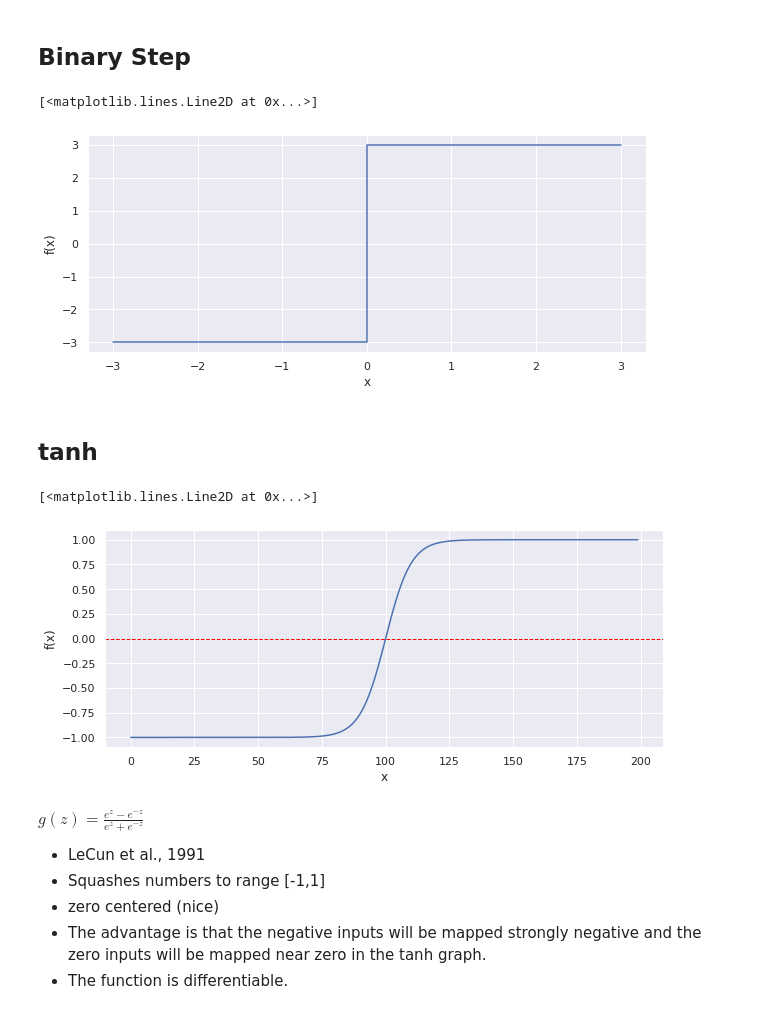
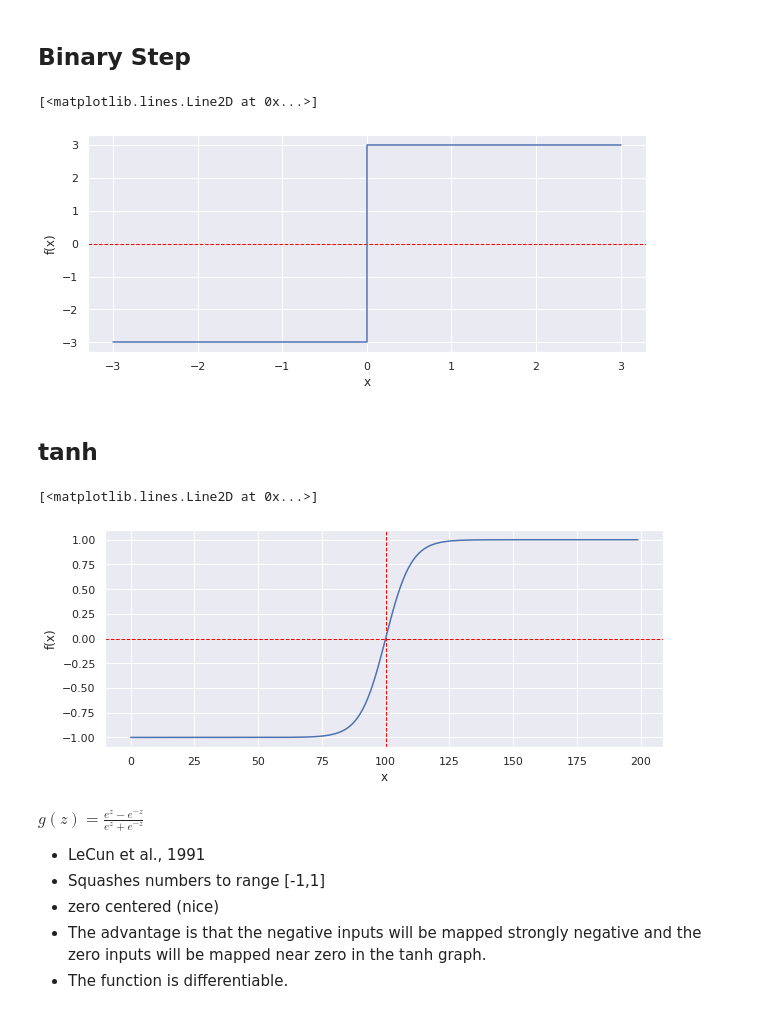
Before and after one commit to deltorobarba/sciences, a Jupyter notebook: activation.ipynb, the cells around one changed output. Cells and saved outputs as stored; diff of their text form; code cells hidden in the pictures.

```diff
--- a/activation.ipynb
+++ b/activation.ipynb
@@ -50,22 +50,24 @@ https://github.com/adl1995/adl1995.github.io/blob/master/notebooks/Activation%20
 # %%
 x = [-3, -2, -1, 0, 1, 2, 3]
 y = [-3, -3, -3, -3, 3, 3, 3]
 # y = [2, 2, 2, 2, 2.9, 2.9, 2.9]
 plt.xlabel('x'), plt.ylabel('f(x)')
+plt.axhline(y=0, color='red', linestyle='--', linewidth=1.0);
 plt.step(x, y)
 # %% [output]
 [<matplotlib.lines.Line2D at 0x...>]
-[figure, old version]
+[figure, new version]
 # %% [markdown]
 ## tanh
 # %%
 x = np.arange(-10, 10, 0.1)
 plt.xlabel('x'), plt.ylabel('f(x)')
 plt.axhline(y=0, color='red', linestyle='--', linewidth=1.0);
+plt.axvline(x=100, color='red', linestyle='--', linewidth=1.0);
 plt.plot(np.tanh(x))
 # %% [output]
 [<matplotlib.lines.Line2D at 0x...>]
-[figure, old version]
+[figure, new version]
 # %% [markdown]
 $g(z)=\frac{e^{z}-e^{-z}}{e^{z}+e^{-z}}$
 
```
Also changed, not shown: parts of 11 cells of this notebook.
